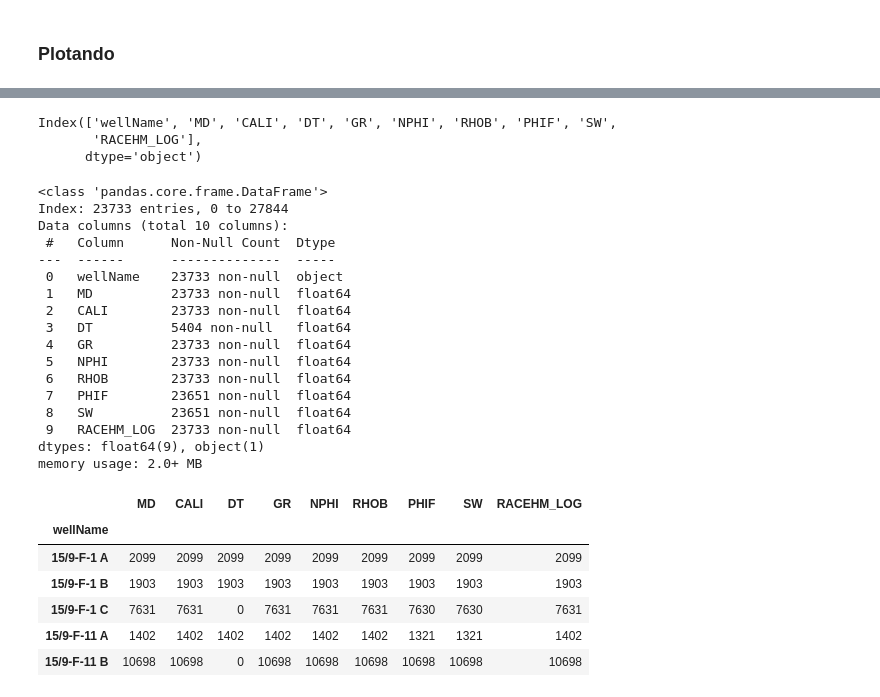
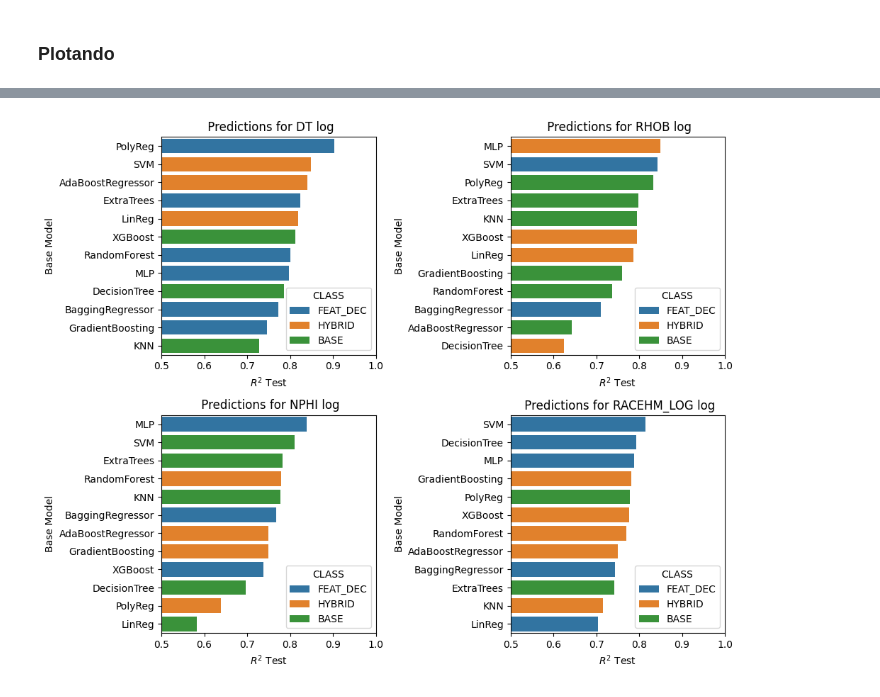
Before and after one commit to felipecostapereira/SYSID_well_logs, a Jupyter notebook: posproc.ipynb, the cells around one changed output, grey strips where cells are left out. Cells and saved outputs as stored; diff of their text form; code cells hidden in the pictures.

```diff
--- a/posproc.ipynb
+++ b/posproc.ipynb
@@ -295,36 +192,0 @@ df_filt.drop(columns=['RACEHM'], inplace=True)
-# %%
-df_filt.columns
-# %% [output]
-Index(['wellName', 'MD', 'CALI', 'DT', 'GR', 'NPHI', 'RHOB', 'PHIF', 'SW',
-       'RACEHM_LOG'],
-      dtype='object')
-# %%
-df_filt.info()
-# %% [output]
-<class 'pandas.core.frame.DataFrame'>
-Index: 23733 entries, 0 to 27844
-Data columns (total 10 columns):
- #   Column      Non-Null Count  Dtype
----  ------      --------------  -----
- 0   wellName    23733 non-null  object
- 1   MD          23733 non-null  float64
- 2   CALI        23733 non-null  float64
- 3   DT          5404 non-null   float64
- 4   GR          23733 non-null  float64
- 5   NPHI        23733 non-null  float64
- 6   RHOB        23733 non-null  float64
- 7   PHIF        23651 non-null  float64
- 8   SW          23651 non-null  float64
- 9   RACEHM_LOG  23733 non-null  float64
-dtypes: float64(9), object(1)
-memory usage: 2.0+ MB
-# %%
-df_filt.groupby('wellName').count()
-# %% [output]
-|  | MD | CALI | DT | GR | NPHI | RHOB | PHIF | SW | RACEHM_LOG |
-| wellName |  |  |  |  |  |  |  |  |  |
-| 15/9-F-1 A | 2099 | 2099 | 2099 | 2099 | 2099 | 2099 | 2099 | 2099 | 2099 |
-| 15/9-F-1 B | 1903 | 1903 | 1903 | 1903 | 1903 | 1903 | 1903 | 1903 | 1903 |
-| 15/9-F-1 C | 7631 | 7631 | 0 | 7631 | 7631 | 7631 | 7630 | 7630 | 7631 |
-| 15/9-F-11 A | 1402 | 1402 | 1402 | 1402 | 1402 | 1402 | 1321 | 1321 | 1402 |
-| 15/9-F-11 B | 10698 | 10698 | 0 | 10698 | 10698 | 10698 | 10698 | 10698 | 10698 |
@@ -332,0 +193,20 @@ df_filt.to_csv('./Data/volve_preproc.csv', index=False)
+# %%
+lim=(0.5,1)
+figsize = (10,8)
+
+fig, ax = plt.subplots(2, 2, figsize=figsize)
+ax = ax.flat
+
+# fig.suptitle('')
+
+for i, var in enumerate(df_results['OUT'].unique()):
+    sns.barplot(data=df_sum_model[df_sum_model['OUT']==var], x='R2_TE', y='BASE_MODEL', hue='CLASS', ax=ax[i], palette='tab10', hue_order=df_results['CLASS'].unique());
+    ax[i].set_title(f' Predictions for {var} log')
+    ax[i].set_xlabel('$R^2$ Test')
+    ax[i].set_ylabel('Base Model')
+    # ax[i].legend().remove()
+    # if i==3: ax[i].legend()
+    ax[i].set_xlim(lim)
+    plt.tight_layout()
+# %% [output]
+[figure, added]
```
Also changed, not shown: parts of 18 cells of this notebook.
